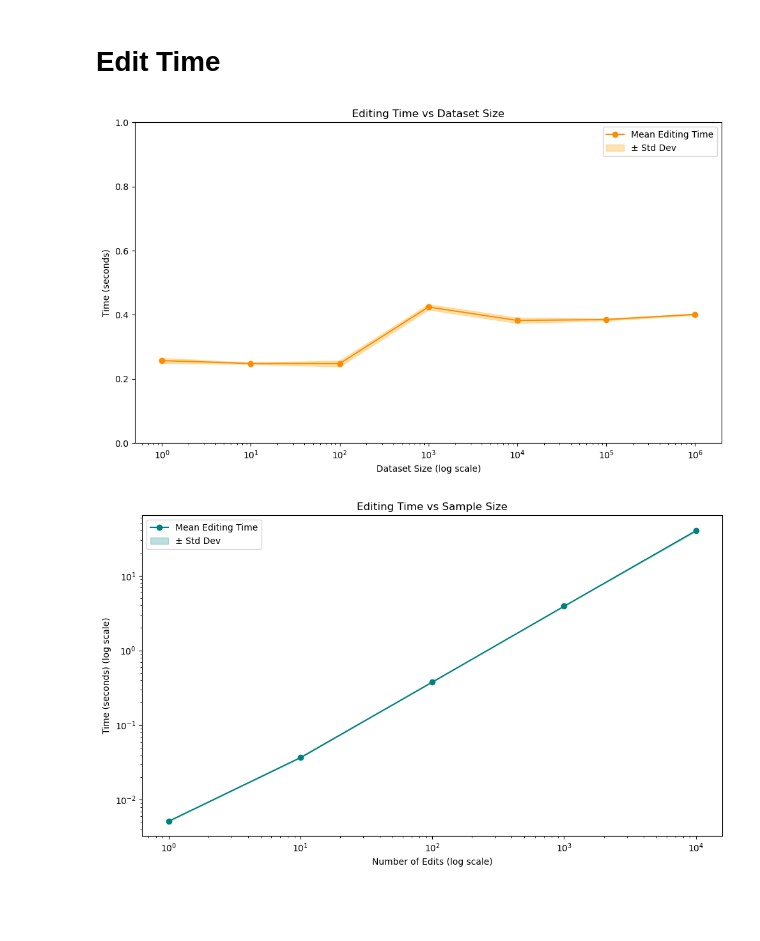
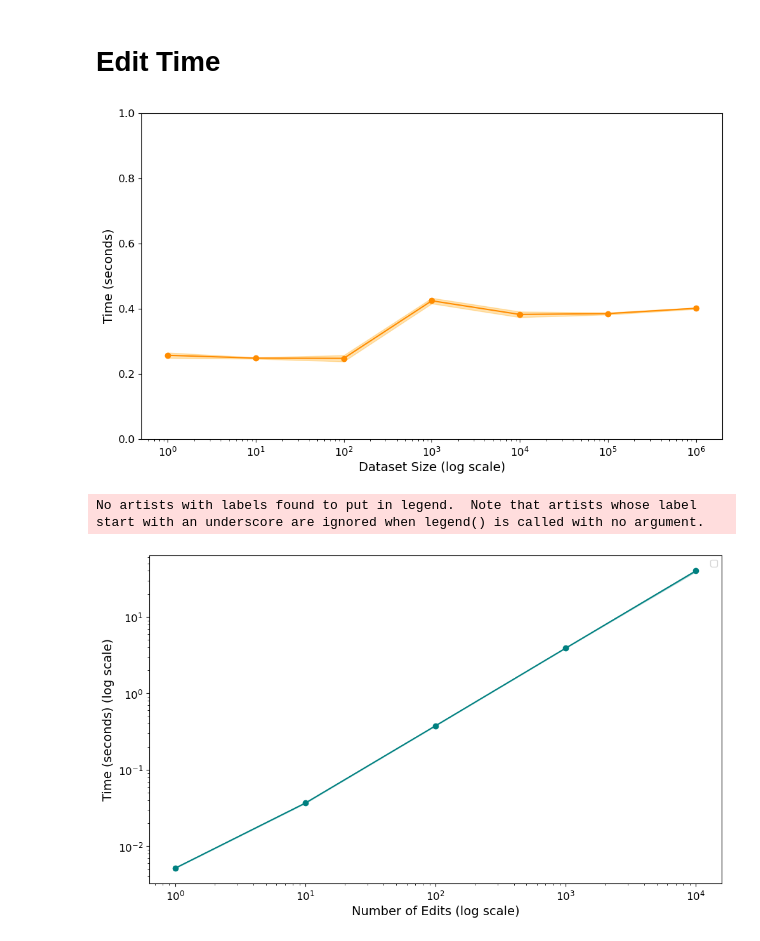
Before and after one commit to aflah02/TokenSmith, a Jupyter notebook: benchmarking/plot.ipynb, the cells around one changed output. Drawn from its saved outputs; the diff is of its cells as text; code cells hidden in the pictures; blank space fills up the shorter version.

```diff
--- a/benchmarking/plot.ipynb
+++ b/benchmarking/plot.ipynb
@@ -115,40 +133,44 @@ benchmark_data = read_json('logs/edit_time_across_num_docs_logs.json')
 results = benchmark_data["results"]
 
 dataset_sizes = [entry["dataset_size"] for entry in results]
 mean_editing_times = [entry["mean_editing_time"] for entry in results]
 variances = [entry["variance_editing_time"] for entry in results]
 std_devs = np.sqrt(variances)
 
 # Plotting
 plt.figure(figsize=(10, 6))
 
 # Plot editing times with shaded std deviation
-plt.plot(dataset_sizes, mean_editing_times, label='Mean Editing Time', marker='o', color='darkorange')
+plt.plot(dataset_sizes, mean_editing_times, marker='o', color='darkorange')
 plt.fill_between(
     dataset_sizes,
     np.array(mean_editing_times) - std_devs,
     np.array(mean_editing_times) + std_devs,
     color='orange',
     alpha=0.3,
-    label='± Std Dev'
+    # label='± Std Dev'
 )
 
 # Set y axis to 0 to 1 seconds
 plt.ylim(0, 1)
 
 # Log scale for x-axis
 plt.xscale('log')
-plt.xlabel('Dataset Size (log scale)')
-plt.ylabel('Time (seconds)')
-plt.title('Editing Time vs Dataset Size')
-plt.legend()
+plt.xlabel('Dataset Size (log scale)', fontsize=14)
+plt.ylabel('Time (seconds)', fontsize=14)
+# plt.title('Editing Time vs Dataset Size')
+# plt.legend()
 # plt.grid(True, which='both', linestyle='--', alpha=0.5)
+
+plt.xticks(fontsize=12)
+plt.yticks(fontsize=12)
+
 plt.tight_layout()
 # plt.show()
 
 plt.savefig('plots/editing_time_across_dataset_sizes.pdf', bbox_inches='tight', dpi=500)
 # %% [output]
-[figure, old version]
+[figure, new version]
 # %%
 import matplotlib.pyplot as plt
 import numpy as np
@@ -166,27 +188,31 @@ std_devs = np.sqrt(variances)
 plt.figure(figsize=(10, 6))
 
 # Plot mean editing times
-plt.plot(sample_sizes, mean_editing_times, label='Mean Editing Time', marker='o', color='teal')
+plt.plot(sample_sizes, mean_editing_times, marker='o', color='teal')
 plt.fill_between(
     sample_sizes,
     np.array(mean_editing_times) - std_devs,
     np.array(mean_editing_times) + std_devs,
     color='teal',
     alpha=0.25,
-    label='± Std Dev'
+    # label='± Std Dev'
 )
 
 # Log scale for x-axis
 plt.xscale('log')
 plt.yscale('log')
-plt.xlabel('Number of Edits (log scale)')
-plt.ylabel('Time (seconds) (log scale)')
-plt.title('Editing Time vs Sample Size')
+plt.xlabel('Number of Edits (log scale)', fontsize=14)
+plt.ylabel('Time (seconds) (log scale)', fontsize=14)
+# plt.title('Editing Time vs Sample Size')
 plt.legend()
 # plt.grid(True, which='both', linestyle='--', alpha=0.5)
 plt.tight_layout()
 # plt.show()
 
+plt.xticks(fontsize=12)
+plt.yticks(fontsize=12)
+
 plt.savefig('plots/editing_time_across_num_samples.pdf', bbox_inches='tight', dpi=500)
 # %% [output]
+No artists with labels found to put in legend.  Note that artists whose label start with an underscore are ignored when legend() is called with no argument.
-[figure, old version]
+[figure, new version]
```
Also changed, not shown: parts of 3 cells of this notebook, 5 other files.
